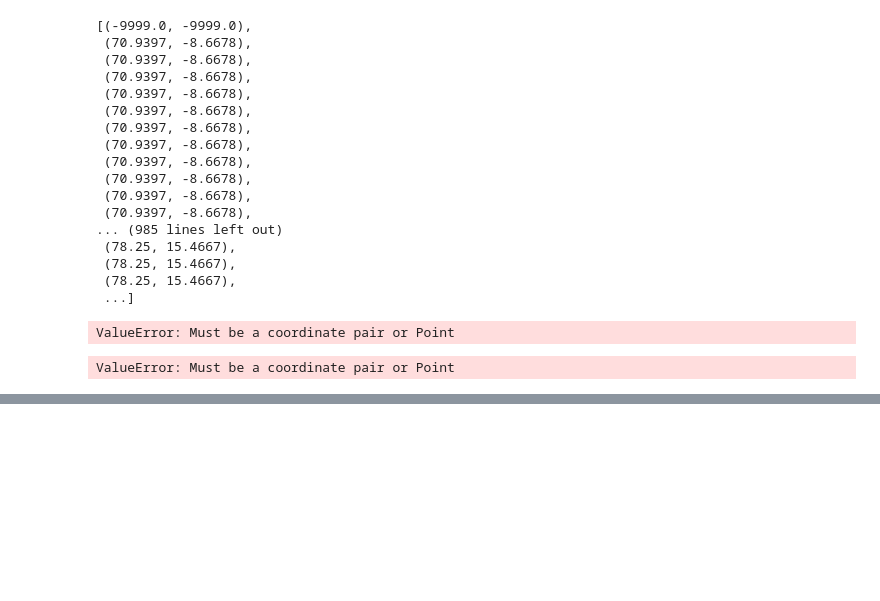
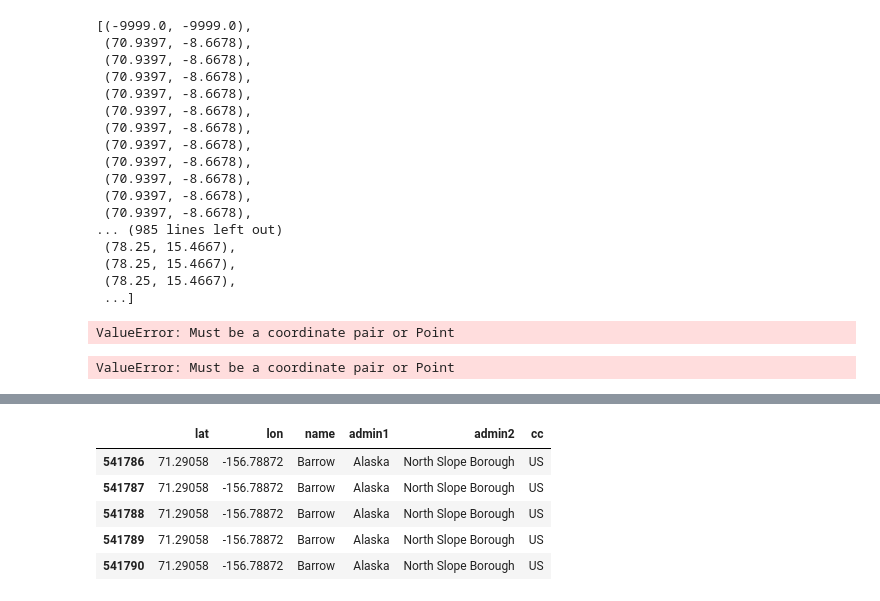
Before and after one commit to CaitlinC91/USDACENSUS_Capstone, a Jupyter notebook: notebooks/mcdw.ipynb, the cells around one changed output, grey strips where cells are left out. Drawn from its saved outputs; the diff is of its cells as text; code cells hidden in the pictures; blank space fills up the shorter version.

```diff
--- a/notebooks/mcdw.ipynb
+++ b/notebooks/mcdw.ipynb
@@ -140,0 +164,11 @@ location_dic = rg.search(result)
+# %%
+#testing country and state name.
+US = location_df[location_df['cc'] == 'US']
+US.head()
+# %% [output]
+|  | lat | lon | name | admin1 | admin2 | cc |
+| 541786 | 71.29058 | -156.78872 | Barrow | Alaska | North Slope Borough | US |
+| 541787 | 71.29058 | -156.78872 | Barrow | Alaska | North Slope Borough | US |
+| 541788 | 71.29058 | -156.78872 | Barrow | Alaska | North Slope Borough | US |
+| 541789 | 71.29058 | -156.78872 | Barrow | Alaska | North Slope Borough | US |
+| 541790 | 71.29058 | -156.78872 | Barrow | Alaska | North Slope Borough | US |
```
Also changed, not shown: parts of 13 cells of this notebook.
